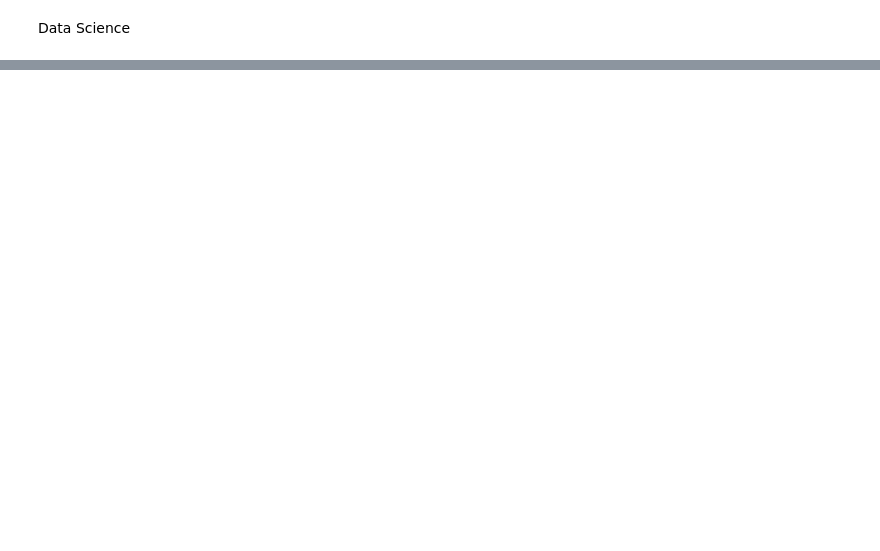
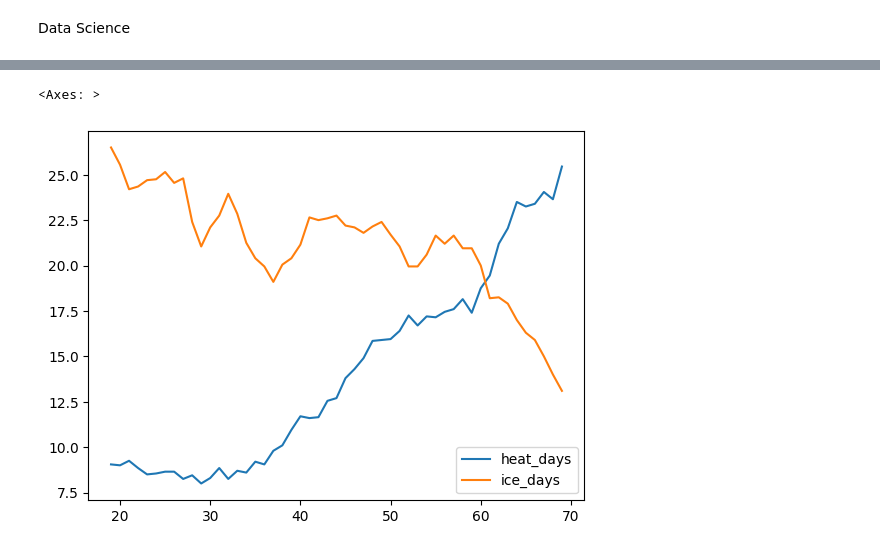
Before and after one commit to paulbattel2006-coder/data_science_ue, a Jupyter notebook: notebooks/data_science.ipynb, the cells around one changed output, grey strips where cells are left out. Saved outputs shown, nothing was run; the diff lists cells and outputs as text; code cells hidden in the pictures; blank space fills up the shorter version.

```diff
--- a/notebooks/data_science.ipynb
+++ b/notebooks/data_science.ipynb
@@ -32,0 +198,5 @@ df
+# %%
+df[["heat_days","ice_days"]].rolling(20).mean().plot()
+# %% [output]
+<Axes: >
+[figure, added]
```
Also changed, not shown: parts of 28 cells of this notebook.
